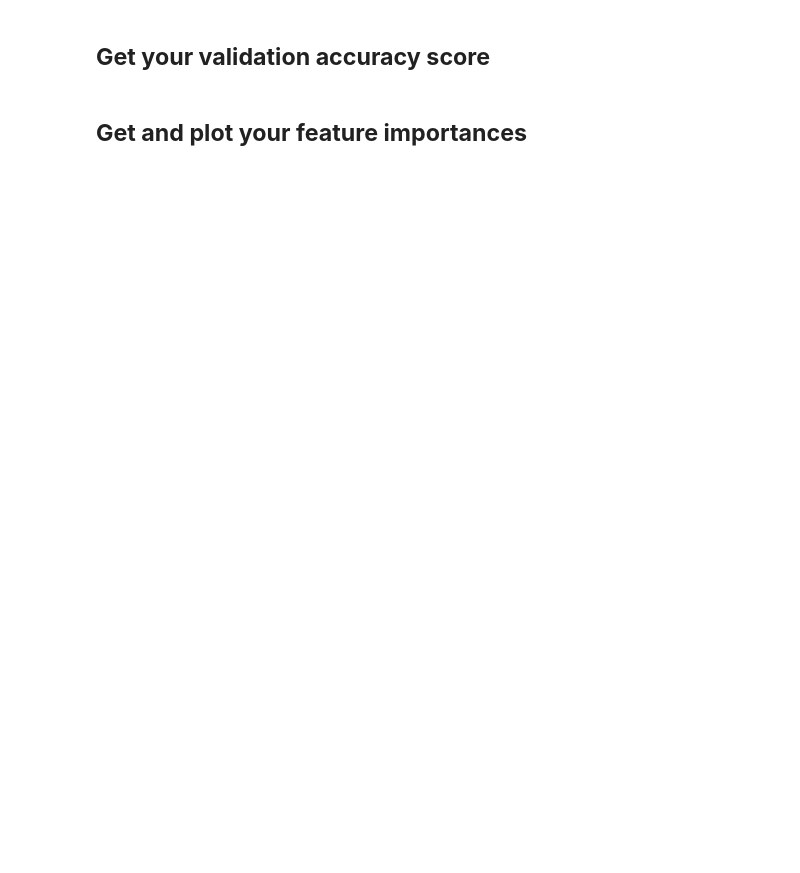
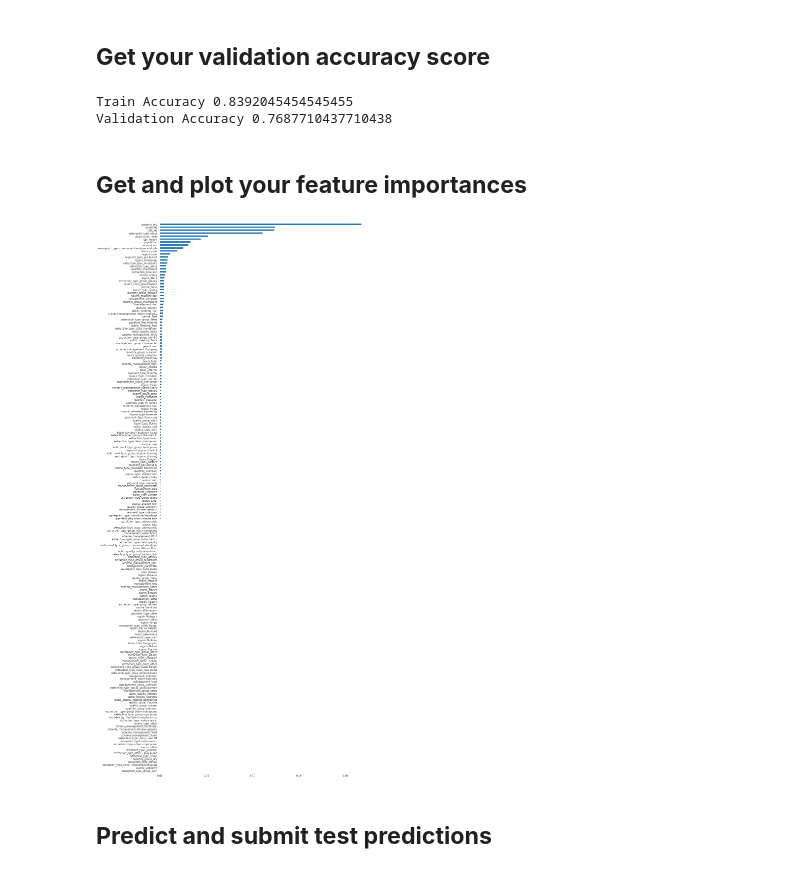
Before and after one commit to Gr8eye/DS-Unit-2-Kaggle-Challenge, a Jupyter notebook: module1-decision-trees/LS_DS_221_assignment.ipynb, the cells around one changed output. Cells and saved outputs as stored; diff of their text form; code cells hidden in the pictures; blank space fills up the shorter version.

```diff
--- a/module1-decision-trees/LS_DS_221_assignment.ipynb
+++ b/module1-decision-trees/LS_DS_221_assignment.ipynb
@@ -212,0 +235,8 @@ x_train
+# %%
+pipeline = make_pipeline(
+    ce.OneHotEncoder(use_cat_names=True),
+    SimpleImputer(strategy='most_frequent'),
+    DecisionTreeClassifier(min_samples_leaf=10,random_state=26))
+
+# Fit on train
+pipeline.fit(x_train, y_train)
@@ -213,4 +261,22 @@ x_train
 # %% [markdown]
 ## **Get your validation accuracy score**
+# %%
+# Score
+print('Train Accuracy', pipeline.score(x_train, y_train))
+print('Validation Accuracy', pipeline.score(x_val, y_val))
+# %% [output]
+Train Accuracy 0.8392045454545455
+Validation Accuracy 0.7687710437710438
 # %% [markdown]
 ## **Get and plot your feature importances**
+# %%
+model = pipeline.named_steps['decisiontreeclassifier']
+encoder = pipeline.named_steps['onehotencoder']
+encoded_columns = encoder.transform(x_val).columns
+importances = pd.Series(model.feature_importances_, encoded_columns)
+plt.figure(figsize=(15,40))
+importances.sort_values().plot.barh();
+# %% [output]
+[figure, added]
+# %% [markdown]
+## **Predict and submit test predictions**
```
Also changed, not shown: parts of 13 cells of this notebook.
